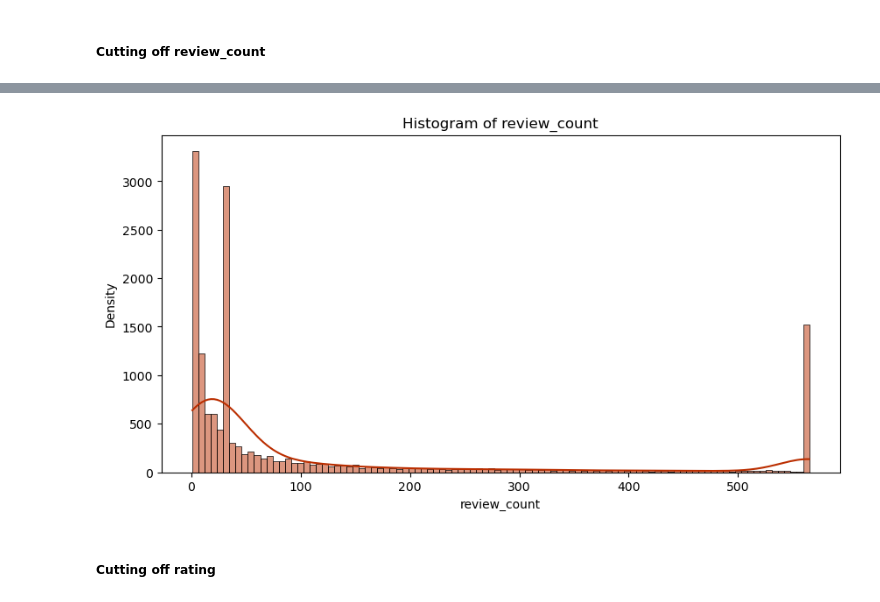
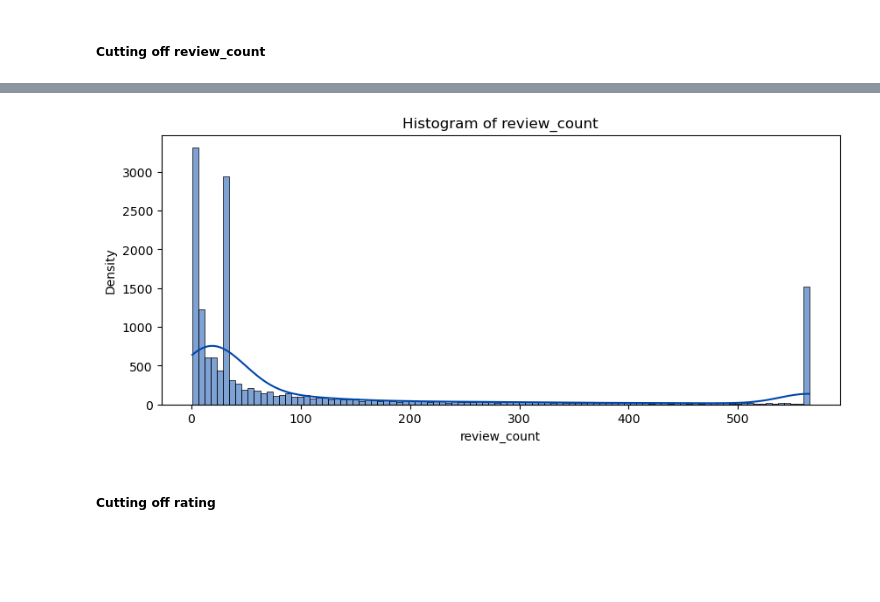
Before and after one commit to kwiatkowskaa/Location_Intelligence_Data_Clustering, a Jupyter notebook: FeatureEngineering.ipynb, the cells around one changed output, grey strips where cells are left out. Drawn from its saved outputs; the diff is of its cells as text; code cells hidden in the pictures; blank space fills up the shorter version.

```diff
--- a/FeatureEngineering.ipynb
+++ b/FeatureEngineering.ipynb
@@ -52,12 +53,12 @@ review_count_count
 # %%
-plt.figure(figsize=(10, 5))
-sns.histplot(df['review_count'], bins=100, kde=True, color='#bb2e00', edgecolor='black')
+plt.figure(figsize=(10, 4))
+sns.histplot(df['review_count'], bins=100, kde=True, color='#0047AB', edgecolor='black')
 
-highest_2_percent = df['review_count'].quantile(0.90)
-plt.axvline(x=highest_2_percent, color='red', linestyle='--')
+highest_10_percent = df['review_count'].quantile(0.90)
+plt.axvline(x=highest_10_percent, color='red', linestyle='--')
 plt.title('Histogram of review_count')
 plt.xlabel('review_count')
 plt.ylabel('Density')
 plt.show()
-print("Value above which highest 5% of the data falls:", highest_2_percent)
+print("Value above which highest 10% of the data falls:", highest_10_percent)
 # %% [output]
@@ -66,14 +67,14 @@ Value above which highest 5% of the data falls: 565.0
 # %%
-df.loc[df['review_count'] > highest_2_percent, 'review_count'] = highest_2_percent
+df.loc[df['review_count'] > highest_10_percent, 'review_count'] = highest_10_percent
 # %%
-plt.figure(figsize=(10, 5))
-sns.histplot(df['review_count'], bins=100, kde=True, color='#bb2e00', edgecolor='black')
+plt.figure(figsize=(10, 4))
+sns.histplot(df['review_count'], bins=100, kde=True, color='#0047AB', edgecolor='black')
 plt.title('Histogram of review_count')
 plt.xlabel('review_count')
 plt.ylabel('Density')
 plt.show()
 # %% [output]
-[figure, old version]
+[figure, new version]
 # %%
 # nie usuwałabym rating te niskie oceny mogą być dość istotne dla modelu
 # %% [markdown]
```
Also changed, not shown: parts of 17 cells of this notebook, 1 other file.
